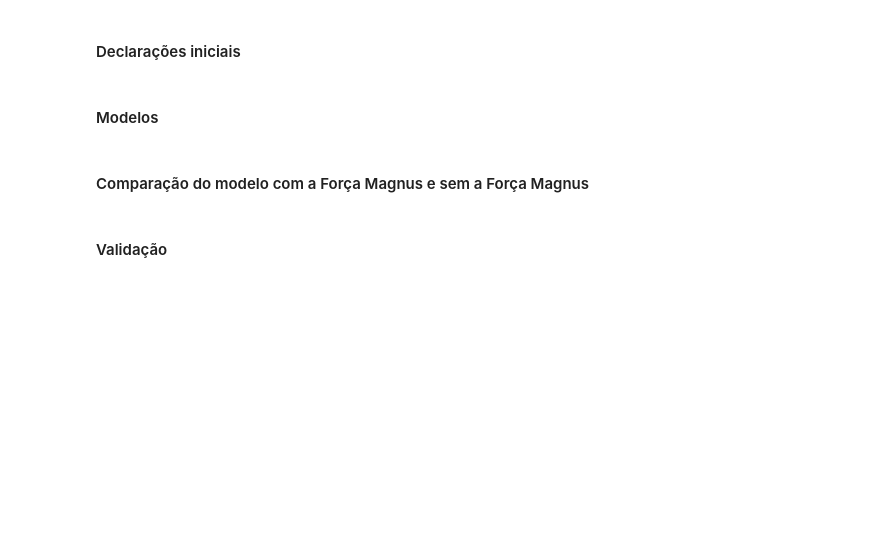
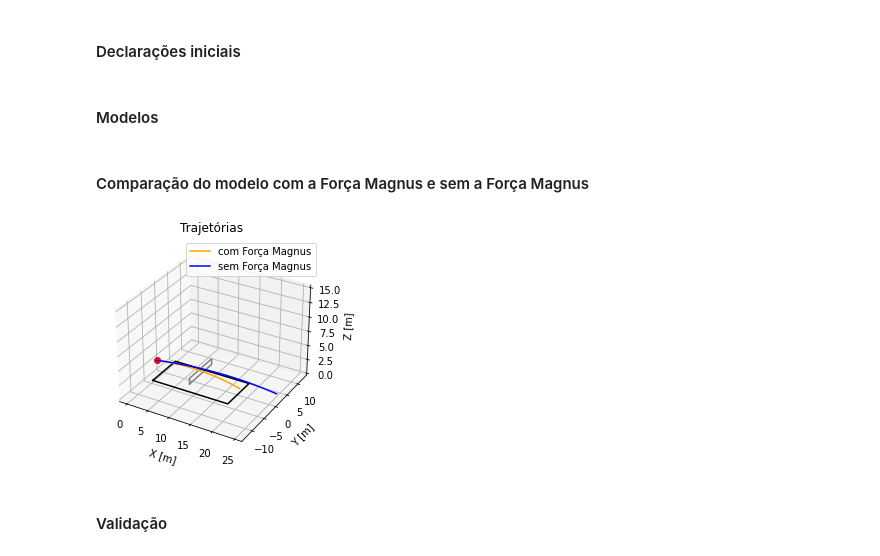
Before and after one commit to dourado-rafa/ModssimProjeto3, a Jupyter notebook: bola_de_volei_principal.ipynb, the cells around one changed output. Cells and saved outputs as stored; diff of their text form; code cells hidden in the pictures; blank space fills up the shorter version.

```diff
--- a/bola_de_volei_principal.ipynb
+++ b/bola_de_volei_principal.ipynb
@@ -149,4 +150,5 @@ def modelo(info, t_lista):
 # %%
+# Modelo sem considerar a Força Magnus
 def modelo2(info, t_lista):
     # Extraindo os Valores
     x = info[0]
@@ -156,10 +158,10 @@ def modelo2(info, t_lista):
     vy = info[4]
     vz = info[5]
 
-    v_xy = sqrt(vx**2 + vy**2) # Componente da velocidade em xy
+    v_xy = sqrt(vx**2 + vy**2) # Componente da velocidade no plano xy
     v = sqrt(v_xy**2 + vz**2) # Velocidade
 
-    # Calculos dos ângulos
+    # Cálculo dos ângulos
     cos_tetha = vz/v
     sen_tetha = v_xy/v
     cos_alpha = vx/v_xy
@@ -171,7 +173,7 @@ def modelo2(info, t_lista):
     Fa_y = -Fa*sen_tetha*sen_alpha
     Fa_z = -Fa*cos_tetha
 
-    # Calculando a aceleração (dV_dt)
+    # Calculando as acelerações (dV_dt)
     dVx_dt = Fa_x/m
     dVy_dt = Fa_y/m
     dVz_dt = (-(m*g) + Fa_z)/m
@@ -179,38 +181,44 @@ def modelo2(info, t_lista):
     if z <= 0: # Impedindo a bola de atravessar o chão
         return [0, 0, 0, 0 ,0 ,0]
     else:
-        return [vx, vy, v, dVx_dt ,dVy_dt ,dVz_dt]
+        return [vx, vy, vz, dVx_dt ,dVy_dt ,dVz_dt]
 # %% [markdown]
 #### Comparação do modelo com a Força Magnus e sem a Força Magnus
 # %%
+# Gerando os dados do modelo considerando a Força Magnus
 infos_magnus = odeint(modelo, info_0, t_lista)
 
 posX = infos_magnus[:,0]
 posY = infos_magnus[:,1]
 posZ = infos_magnus[:,2]
 
+# Gerando os dados do modelo sem a Força Magnus
 infos_2 = odeint(modelo2, info_0, t_lista)
 
 posX_2= infos_2[:,0]
 posY_2 = infos_2[:,1]
 posZ_2 = infos_2[:,2]
 
-%matplotlib qt5
+%matplotlib inline
+# %matplotlib qt5
 
 ax = plt.axes(projection='3d')
 ax.plot3D(rede_x, rede_y, rede_z, color='grey') # rede
 ax.plot3D(quadra_x, quadra_y, quadra_z, color='black') # quadra
 ax.plot3D(posX[0], posY[0], posZ[0], 'ro') # Bola
 
 ax.plot3D(posX, posY, posZ, color="orange", label = 'com Força Magnus')
 ax.plot3D(posX_2, posY_2, posZ_2, color="blue", label = 'sem Força Magnus')
 plt.title("Trajetórias")
+plt.legend()
 plt.grid()
 ax.set_xlabel('X [m]')
 ax.set_ylabel('Y [m]')
 ax.set_zlabel('Z [m]')
 set_axis_equal(ax)
 plt.show()
+# %% [output]
+[figure, added]
 # %% [markdown]
 #### Validação
 # %%
```
Also changed, not shown: parts of 8 cells of this notebook.
